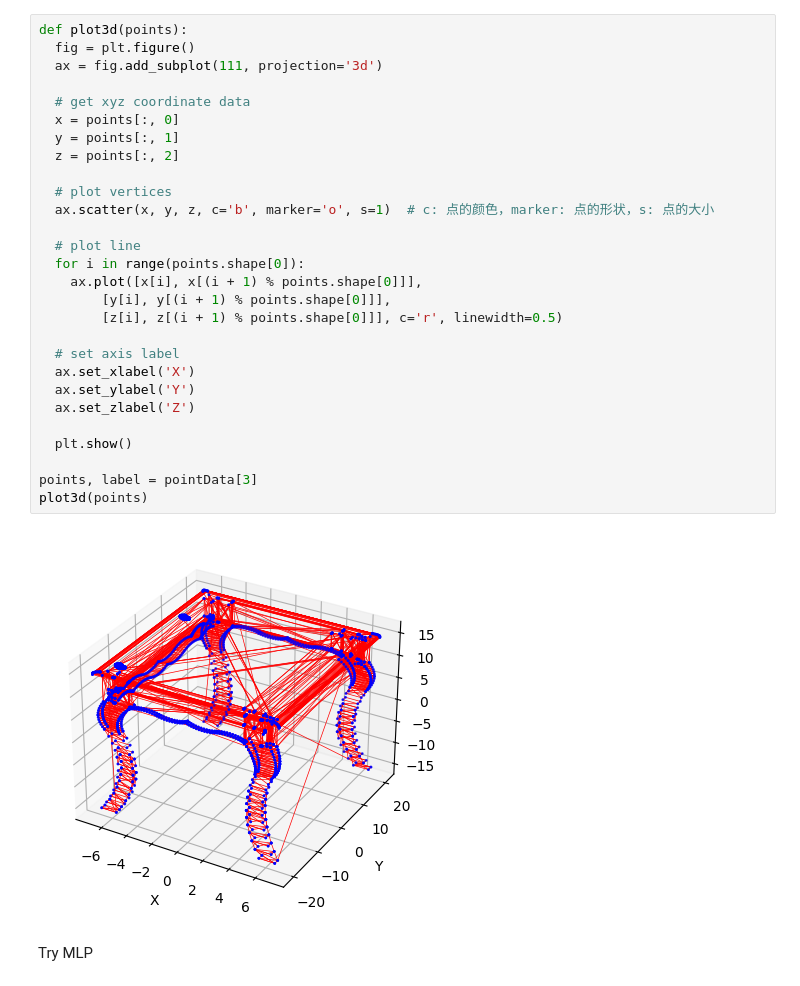
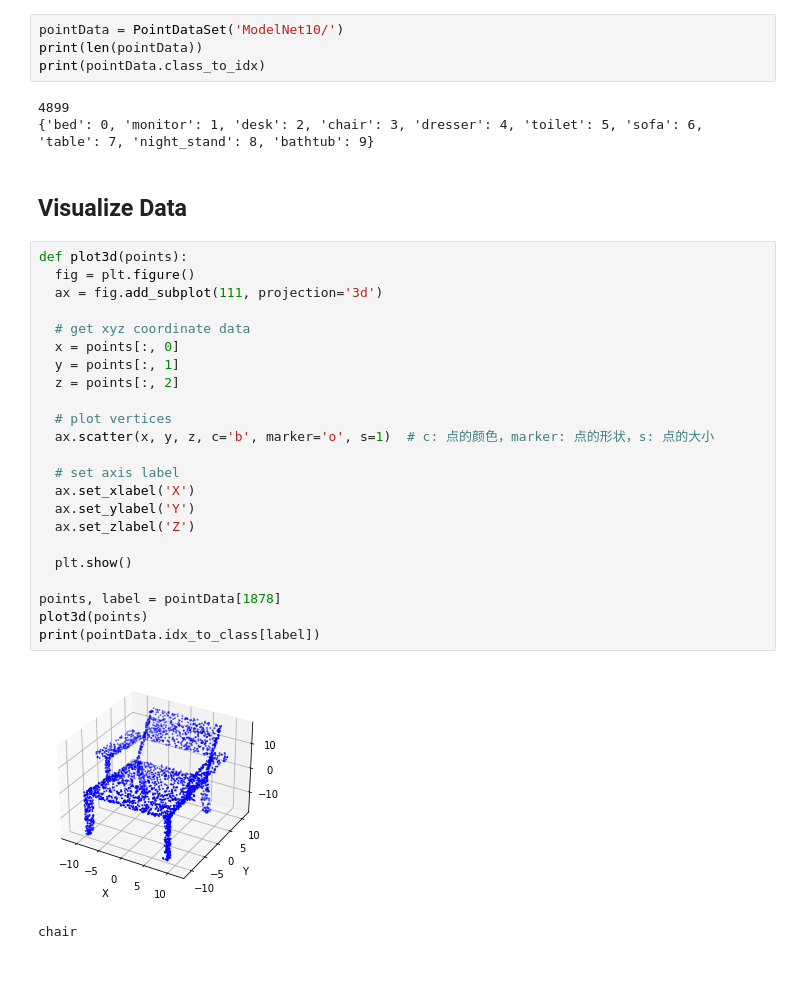
Before and after one commit to 58191554/PointNet-Project, a Jupyter notebook: pointNet.ipynb, the cells around one changed output. Drawn from its saved outputs; the diff is of its cells as text.

```diff
--- a/pointNet.ipynb
+++ b/pointNet.ipynb
@@ -40,32 +23,35 @@ pointData = utils.PointDataSet(root_dir)
+# %%
+pointData = PointDataSet('ModelNet10/')
+print(len(pointData))
+print(pointData.class_to_idx)
+# %% [output]
+4899
+{'bed': 0, 'monitor': 1, 'desk': 2, 'chair': 3, 'dresser': 4, 'toilet': 5, 'sofa': 6, 'table': 7, 'night_stand': 8, 'bathtub': 9}
+# %% [markdown]
+## Visualize Data
 # %%
 def plot3d(points):
   fig = plt.figure()
   ax = fig.add_subplot(111, projection='3d')
 
   # get xyz coordinate data
   x = points[:, 0]
   y = points[:, 1]
   z = points[:, 2]
 
   # plot vertices
   ax.scatter(x, y, z, c='b', marker='o', s=1)  # c: 点的颜色，marker: 点的形状，s: 点的大小
 
-  # plot line
-  for i in range(points.shape[0]):
-    ax.plot([x[i], x[(i + 1) % points.shape[0]]],
-        [y[i], y[(i + 1) % points.shape[0]]],
-        [z[i], z[(i + 1) % points.shape[0]]], c='r', linewidth=0.5)
-
   # set axis label
   ax.set_xlabel('X')
   ax.set_ylabel('Y')
   ax.set_zlabel('Z')
 
   plt.show()
 
-points, label = pointData[3]
+points, label = pointData[1878]
 plot3d(points)
+print(pointData.idx_to_class[label])
 # %% [output]
-[figure, old version]
+[figure, new version]
+chair
-# %% [markdown]
-Try MLP
```
Also changed, not shown: parts of 15 cells of this notebook, 4 other files.
